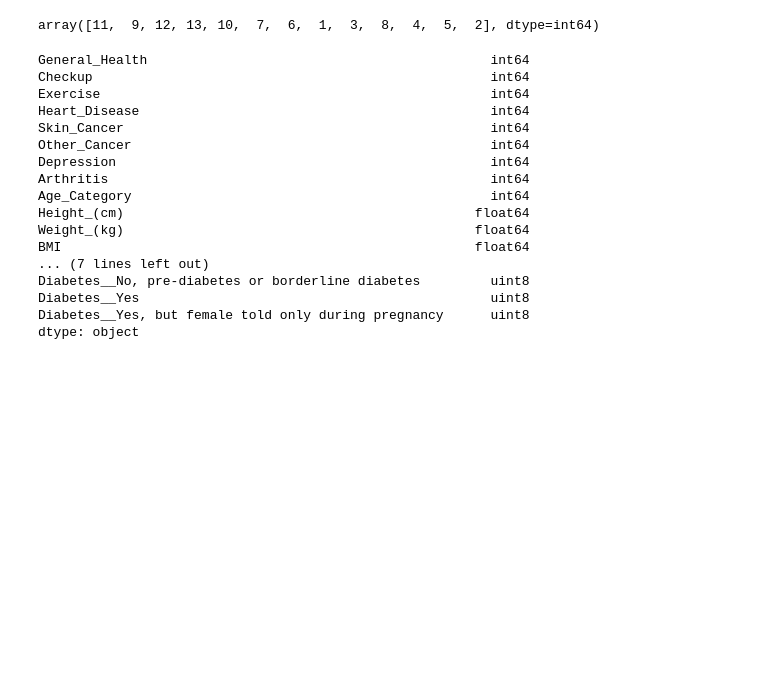
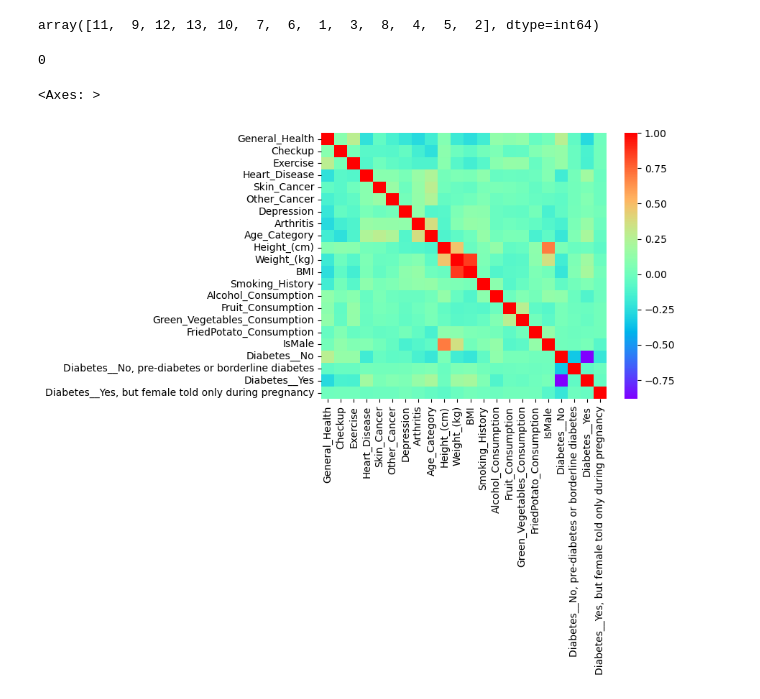
Before and after one commit to Vitorrauber/CardiovascularMLKAGGLE, a Jupyter notebook: code.ipynb, the cells around one changed output. Drawn from its saved outputs; the diff is of its cells as text; code cells hidden in the pictures; blank space fills up the shorter version.

```diff
--- a/code.ipynb
+++ b/code.ipynb
@@ -245,22 +246,15 @@ df['Age_Category'].unique()
 # %% [output]
 array([11,  9, 12, 13, 10,  7,  6,  1,  3,  8,  4,  5,  2], dtype=int64)
 # %%
-df.dtypes
+##checar se tem variavel null
+
+df.isnull().sum().sum() ##0
 # %% [output]
-General_Health                                            int64
-Checkup                                                   int64
-Exercise                                                  int64
-Heart_Disease                                             int64
-Skin_Cancer                                               int64
-Other_Cancer                                              int64
-Depression                                                int64
-Arthritis                                                 int64
-Age_Category                                              int64
-Height_(cm)                                             float64
-Weight_(kg)                                             float64
-BMI                                                     float64
-... (7 lines left out)
-Diabetes__No, pre-diabetes or borderline diabetes         uint8
-Diabetes__Yes                                             uint8
-Diabetes__Yes, but female told only during pregnancy      uint8
-dtype: object
+0
+# %%
+matrix = df.corr()
+# %%
+sns.heatmap(matrix, cmap='rainbow')
+# %% [output]
+<Axes: >
+[figure, added]
```
Also changed, not shown: parts of 60 cells of this notebook.
